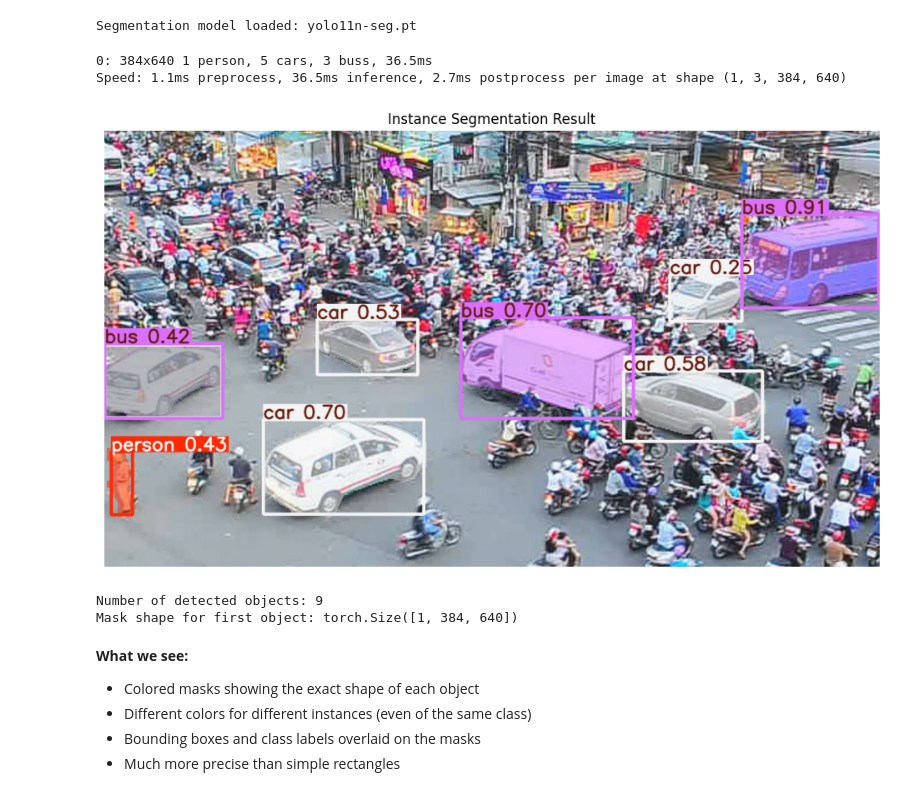
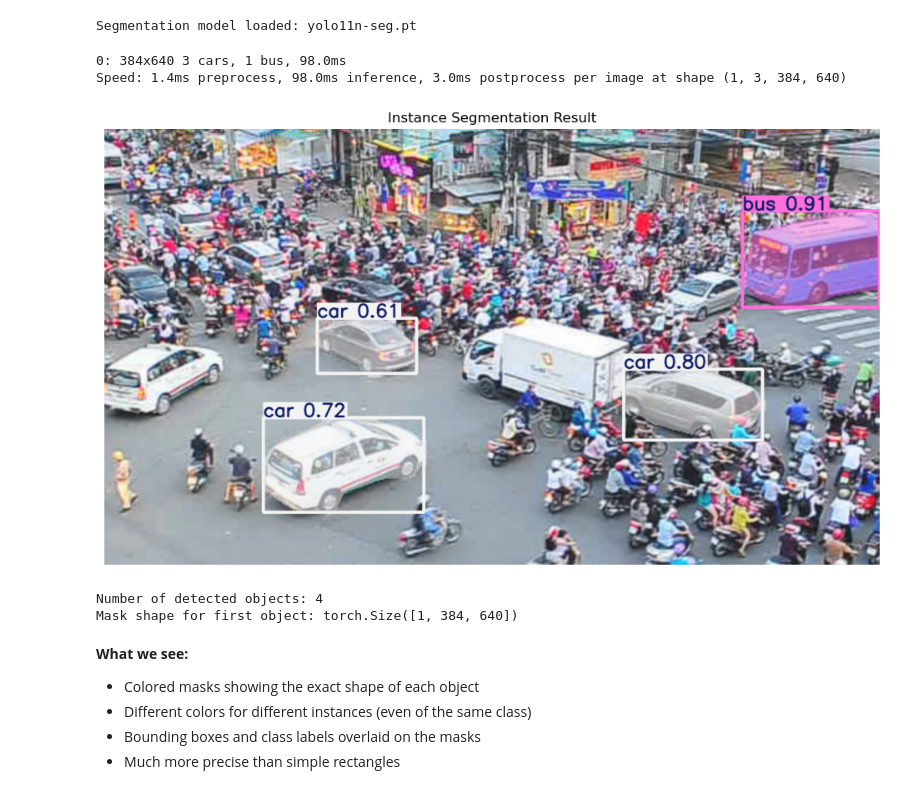
Before and after one commit to ezponda/ai-application-course-materials, a Jupyter notebook: notebooks/07b_segmentation_and_pose_with_ultralytics.ipynb, the cells around one changed output. Drawn from its saved outputs; the diff is of its cells as text; code cells hidden in the pictures.

```diff
--- a/notebooks/07b_segmentation_and_pose_with_ultralytics.ipynb
+++ b/notebooks/07b_segmentation_and_pose_with_ultralytics.ipynb
@@ -70,32 +70,32 @@ Segmentation model loaded: yolo11n-seg.pt
 # %%
 # Run segmentation on a traffic image
 image_path = "yolo_traffic.jpg"
 img_bgr = load_image_from_url(image_path)
 img_rgb = cv2.cvtColor(img_bgr, cv2.COLOR_BGR2RGB)
 
-results = seg_model(img_rgb)
+results = seg_model(img_bgr, conf=0.6, iou=0.5)
 result = results[0]
 
 # Plot the annotated result
 annotated = result.plot()
 
 plt.figure(figsize=(12, 8))
-plt.imshow(annotated)
+plt.imshow(annotated[:, :, ::-1])  # Convert BGR to RGB for display
 plt.title("Instance Segmentation Result")
 plt.axis("off")
 plt.show()
 
 # Check mask availability
 if result.masks is not None:
     print(f"Number of detected objects: {len(result.masks)}")
     print(f"Mask shape for first object: {result.masks[0].data.shape}")
 else:
     print("No masks detected in this image")
 # %% [output]
-0: 384x640 1 person, 5 cars, 3 buss, 36.5ms
-Speed: 1.1ms preprocess, 36.5ms inference, 2.7ms postprocess per image at shape (1, 3, 384, 640)
+0: 384x640 3 cars, 1 bus, 98.0ms
+Speed: 1.4ms preprocess, 98.0ms inference, 3.0ms postprocess per image at shape (1, 3, 384, 640)
-[figure, old version]
+[figure, new version]
-Number of detected objects: 9
+Number of detected objects: 4
 Mask shape for first object: torch.Size([1, 384, 640])
 # %% [markdown]
 **What we see:**
```
Also changed, not shown: parts of 15 cells of this notebook, 4 other files.
